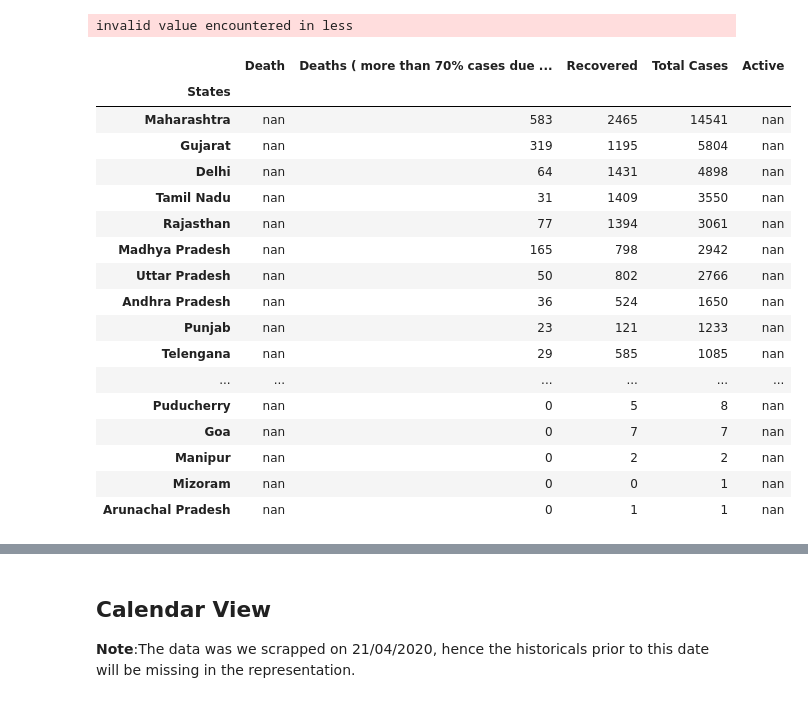
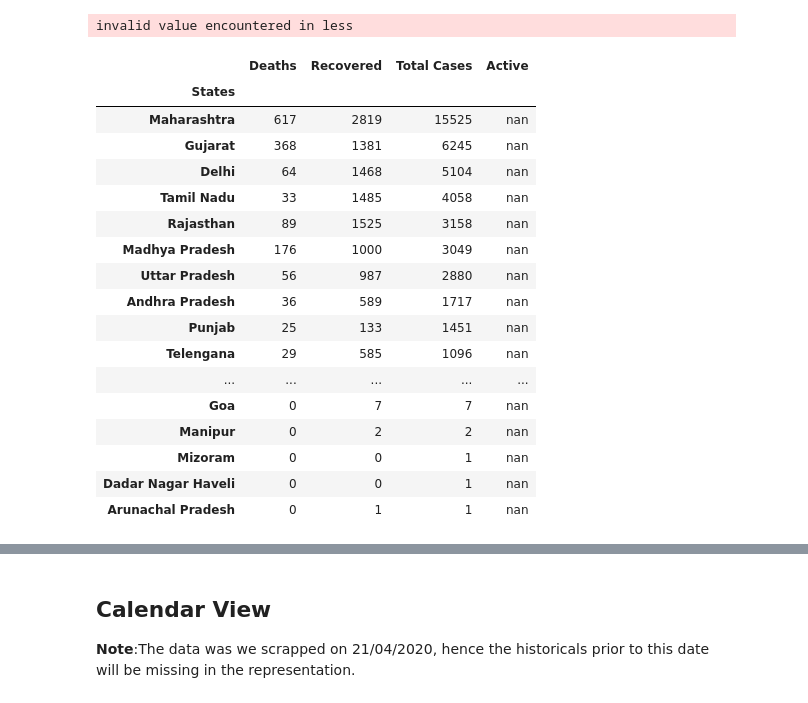
Before and after one commit to AKshay926/Covid19India, a Jupyter notebook: Charts.ipynb, the cells around one changed output, grey strips where cells are left out. Cells and saved outputs as stored; diff of their text form; code cells hidden in the pictures.

```diff
--- a/Charts.ipynb
+++ b/Charts.ipynb
@@ -25,31 +25,31 @@ df['Date'] = pd.to_datetime(df['Date'])
 # %%
 # Get last date to see which states have the most cases currently
 last_date = df['Date'].max()
 states_data = df[ df['Date'] == last_date]
-states_data = states_data.drop(['Latitude', 'Longitude', 'Date'], axis=1)
+states_data = states_data.drop(['Latitude', 'Longitude', 'Date', 'Death', 'Deaths ( more than 70% cases due to comorbidities )'], axis=1)
 states_data.index = states_data['States']
 states_data = states_data.drop(['States'], axis=1)
 states_data.sort_values('Total Cases', ascending= False).style.background_gradient(cmap='BuPu')
 # %% [output]
 invalid value encountered in less
-|  | Death | Deaths ( more than 70% cases due ... | Recovered | Total Cases | Active |
-| States |  |  |  |  |  |
-| Maharashtra | nan | 583 | 2465 | 14541 | nan |
-| Gujarat | nan | 319 | 1195 | 5804 | nan |
-| Delhi | nan | 64 | 1431 | 4898 | nan |
-| Tamil Nadu | nan | 31 | 1409 | 3550 | nan |
-| Rajasthan | nan | 77 | 1394 | 3061 | nan |
-| Madhya Pradesh | nan | 165 | 798 | 2942 | nan |
-| Uttar Pradesh | nan | 50 | 802 | 2766 | nan |
-| Andhra Pradesh | nan | 36 | 524 | 1650 | nan |
-| Punjab | nan | 23 | 121 | 1233 | nan |
-| Telengana | nan | 29 | 585 | 1085 | nan |
-| ... | ... | ... | ... | ... | ... |
-| Puducherry | nan | 0 | 5 | 8 | nan |
-| Goa | nan | 0 | 7 | 7 | nan |
-| Manipur | nan | 0 | 2 | 2 | nan |
-| Mizoram | nan | 0 | 0 | 1 | nan |
-| Arunachal Pradesh | nan | 0 | 1 | 1 | nan |
+|  | Deaths | Recovered | Total Cases | Active |
+| States |  |  |  |  |
+| Maharashtra | 617 | 2819 | 15525 | nan |
+| Gujarat | 368 | 1381 | 6245 | nan |
+| Delhi | 64 | 1468 | 5104 | nan |
+| Tamil Nadu | 33 | 1485 | 4058 | nan |
+| Rajasthan | 89 | 1525 | 3158 | nan |
+| Madhya Pradesh | 176 | 1000 | 3049 | nan |
+| Uttar Pradesh | 56 | 987 | 2880 | nan |
+| Andhra Pradesh | 36 | 589 | 1717 | nan |
+| Punjab | 25 | 133 | 1451 | nan |
+| Telengana | 29 | 585 | 1096 | nan |
+| ... | ... | ... | ... | ... |
+| Goa | 0 | 7 | 7 | nan |
+| Manipur | 0 | 2 | 2 | nan |
+| Mizoram | 0 | 0 | 1 | nan |
+| Dadar Nagar Haveli | 0 | 0 | 1 | nan |
+| Arunachal Pradesh | 0 | 1 | 1 | nan |
 # %%
 # Get latest data to see heatmap
 last_date = df['Date'].max()
```
Also changed, not shown: parts of 5 cells of this notebook, 6 other files.
